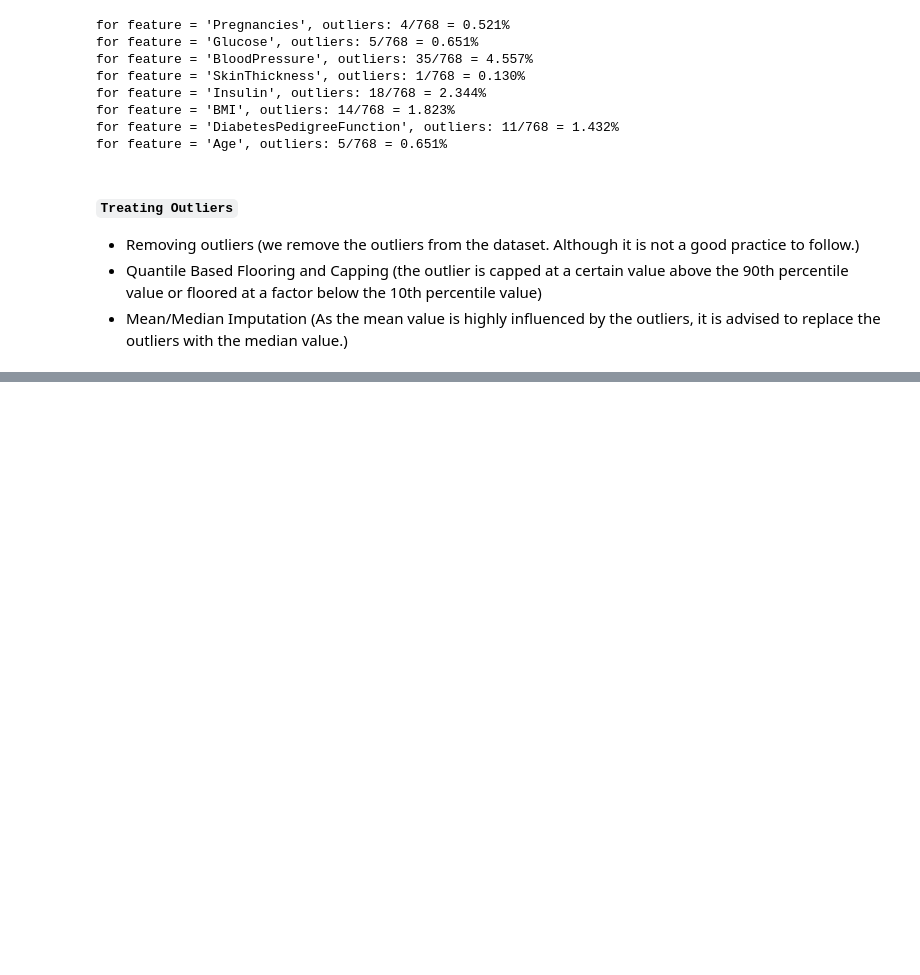
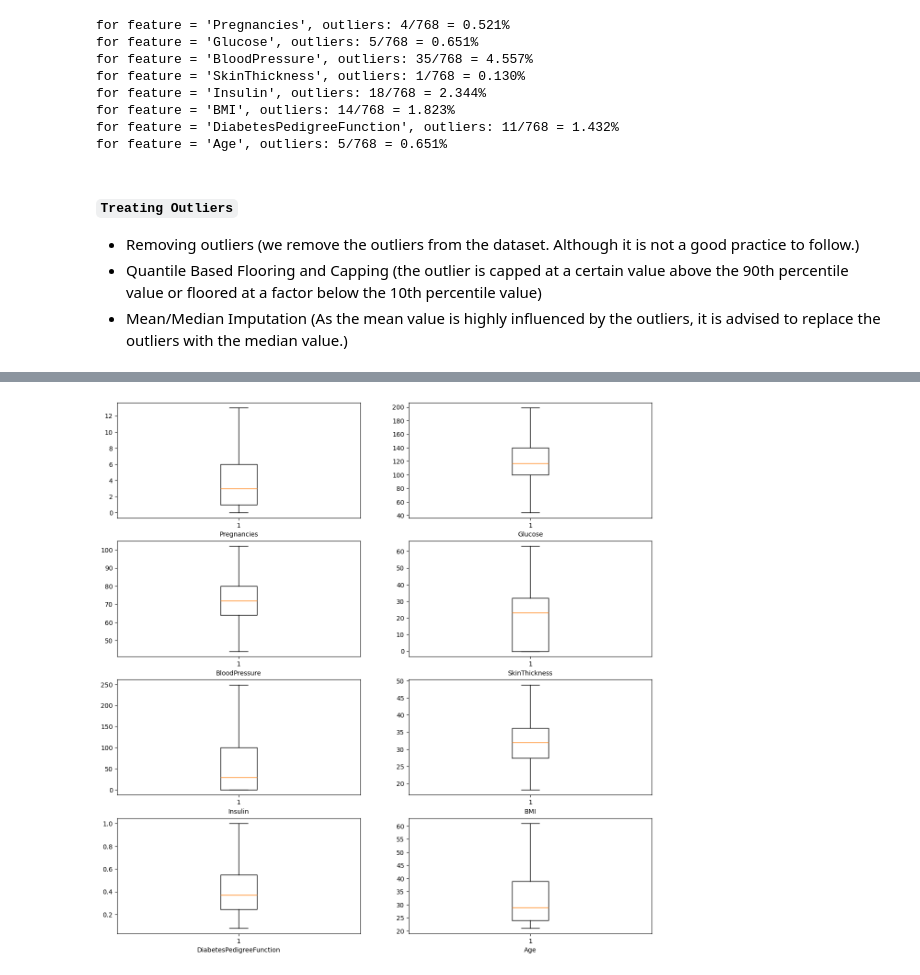
Before and after one commit to mausam1112/Pytorch-NN, a Jupyter notebook: Diabeties-Classification/eda.ipynb, the cells around one changed output, grey strips where cells are left out. Drawn from its saved outputs; the diff is of its cells as text; code cells hidden in the pictures; blank space fills up the shorter version.

```diff
--- a/Diabeties-Classification/eda.ipynb
+++ b/Diabeties-Classification/eda.ipynb
@@ -178,0 +233,4 @@ for feature = 'Age', outliers: 5/768 = 0.651%
+# %%
+box_plot(X, features, num_rows, num_cols)
+# %% [output]
+[figure, added]
```
Also changed, not shown: parts of 3 cells of this notebook.
